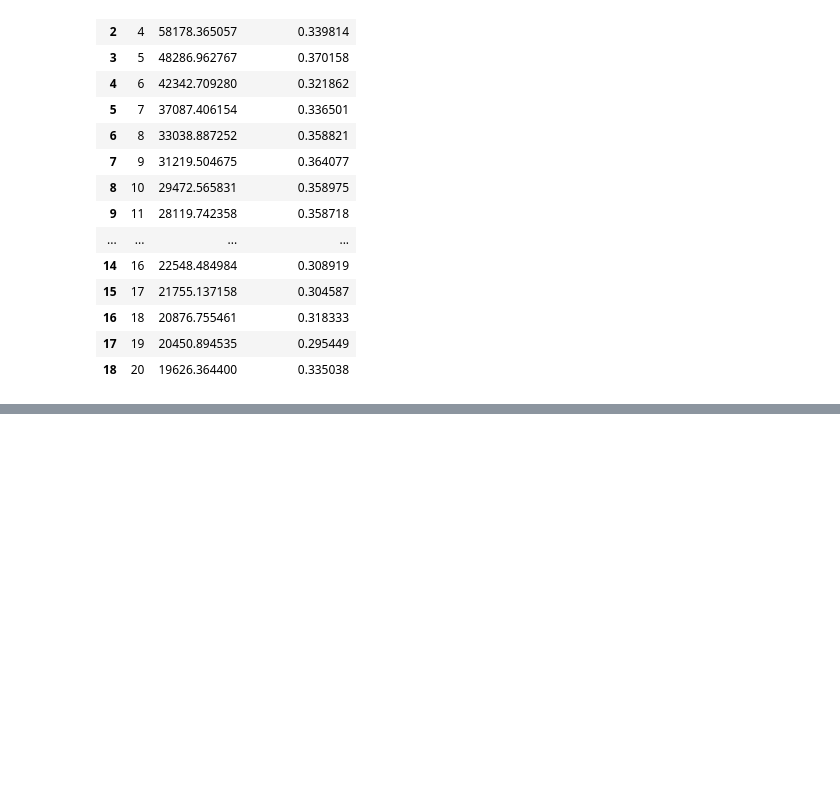
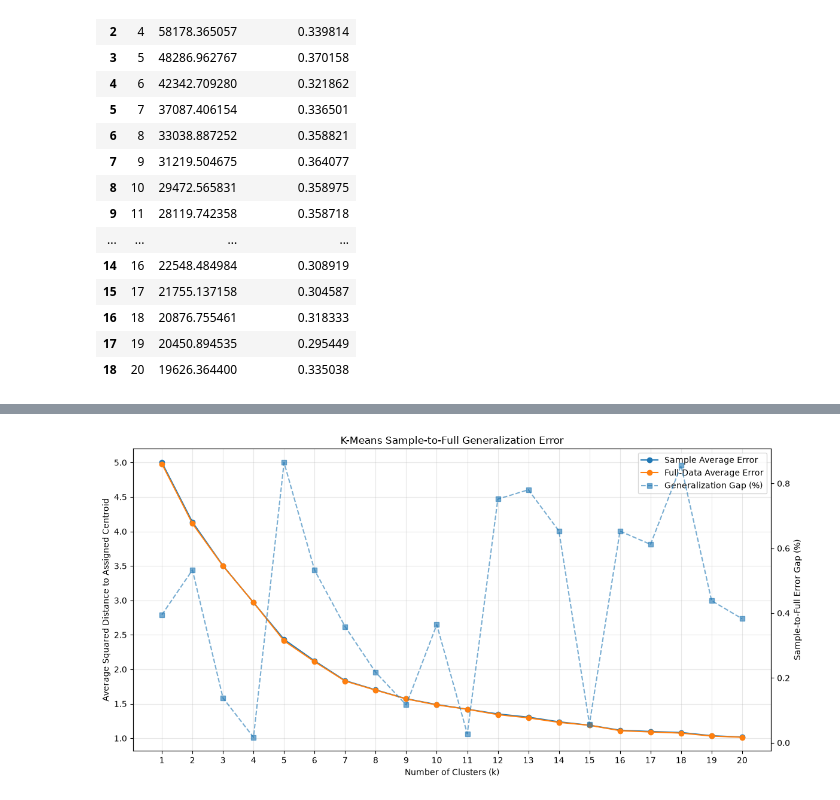
Before and after one commit to AI-BootCamp-g4/ai-bootcamp-project, a Jupyter notebook: notebooks/01_data_understanding.ipynb, the cells around one changed output, grey strips where cells are left out. Cells and saved outputs as stored; diff of their text form; code cells hidden in the pictures; blank space fills up the shorter version.

```diff
--- a/notebooks/01_data_understanding.ipynb
+++ b/notebooks/01_data_understanding.ipynb
@@ -1562,0 +1706,10 @@ k_evaluation
+# %%
+all_zone_features = [
+    "geo_x_m",
+    "geo_y_m",
+    "log_price",
+    "log_building_size",
+    "rooms_numeric"
+]
+
+cluster_all[all_zone_features].describe()
@@ -1562,0 +1851,56 @@ k_evaluation
+# %%
+import matplotlib.pyplot as plt
+
+fig, ax1 = plt.subplots(figsize=(12, 6))
+
+# Sample vs full average error
+line1 = ax1.plot(
+    generalization_df["k"],
+    generalization_df["sample_avg_error"],
+    marker="o",
+    label="Sample Average Error"
+)
+
+line2 = ax1.plot(
+    generalization_df["k"],
+    generalization_df["full_avg_error"],
+    marker="o",
+    label="Full-Data Average Error"
+)
+
+ax1.set_xlabel("Number of Clusters (k)")
+ax1.set_ylabel("Average Squared Distance to Assigned Centroid")
+ax1.set_xticks(range(1, 21))
+ax1.grid(alpha=0.3)
+
+ax2 = ax1.twinx()
+
+line3 = ax2.plot(
+    generalization_df["k"],
+    generalization_df["gap_percent"],
+    marker="s",
+    linestyle="--",
+    alpha=0.6,
+    label="Generalization Gap (%)"
+)
+
+ax2.set_ylabel("Sample-to-Full Error Gap (%)")
+
+# Combined legend
+lines = line1 + line2 + line3
+labels = [line.get_label() for line in lines]
+
+ax1.legend(
+    lines,
+    labels,
+    loc="best"
+)
+
+plt.title(
+    "K-Means Sample-to-Full Generalization Error"
+)
+
+plt.tight_layout()
+plt.show()
+# %% [output]
+[figure, added]
```
Also changed, not shown: parts of 22 cells of this notebook, 1 other file.
